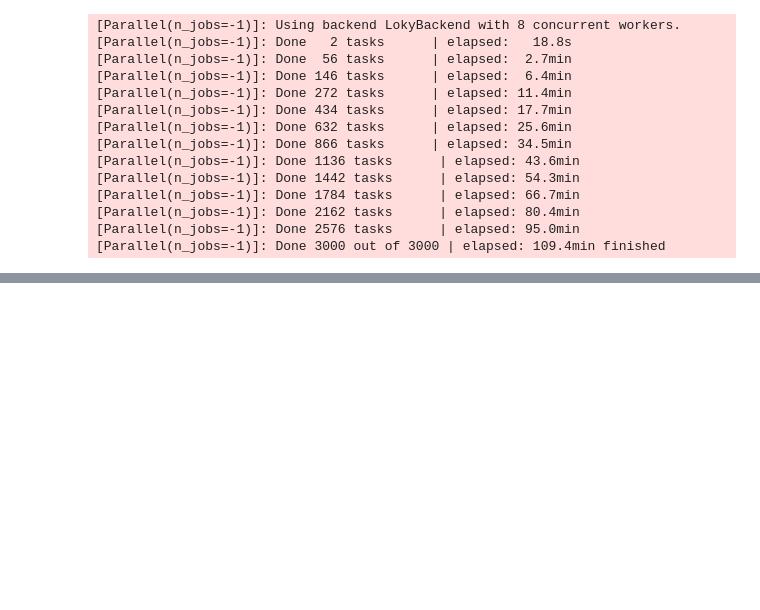
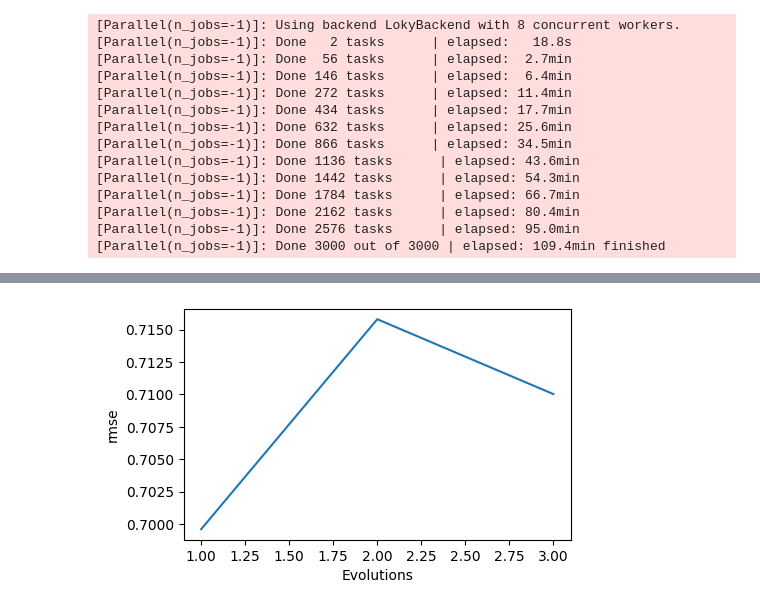
Before and after one commit to BorisLeung/stat3009, a Jupyter notebook: project/svd.ipynb, the cells around one changed output, grey strips where cells are left out. Saved outputs shown, nothing was run; the diff lists cells and outputs as text; code cells hidden in the pictures; blank space fills up the shorter version.

Commit message:
SVDpp-evolution cv4

```diff
--- a/project/svd.ipynb
+++ b/project/svd.ipynb
@@ -246,0 +229,33 @@ predictions.to_csv("svd.csv")
+# %%
+# Elite evolution
+# survival_rate = 0.01 i.e. Top 10
+from evolution import Evolution
+
+import numpy as np
+from surprise import SVD
+
+param_grid = {
+    "n_factors": np.arange(1, 250, 2),
+    "n_epochs": [200],
+    "biased": [True, False],
+    "lr_all": 10 ** (np.arange(-5, 0, 0.4)),
+    "reg_all": 10 ** (np.arange(-5, 0, 0.4)),
+    "reg_bu": [0],
+    "reg_bi": [0],
+}
+
+const_params = {
+    "n_epochs": [200],
+    "reg_bu": [0],
+    "reg_bi": [0],
+}
+int_params = ["n_factors"]
+
+evo_elite = Evolution(
+    SVD,
+    param_grid,
+    int_dist=int_params,
+    const_params=const_params,
+    model_suffix="_elite",
+)
+evo_elite.evolve(data, 3, 0.01, 1000, 3)
@@ -246,0 +311,4 @@ predictions.to_csv("svd.csv")
+# %%
+evo_elite.plot_errors()
+# %% [output]
+[figure, added]
```
Also changed, not shown: parts of 3 cells of this notebook, 38 other files.
